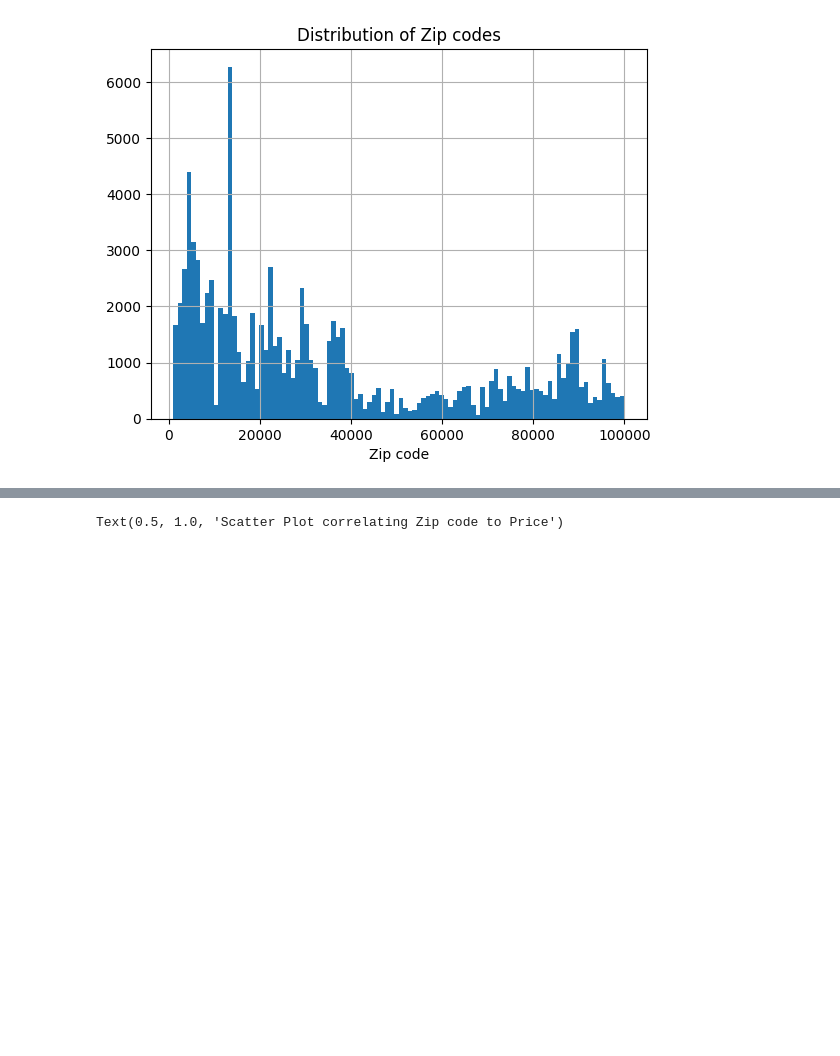
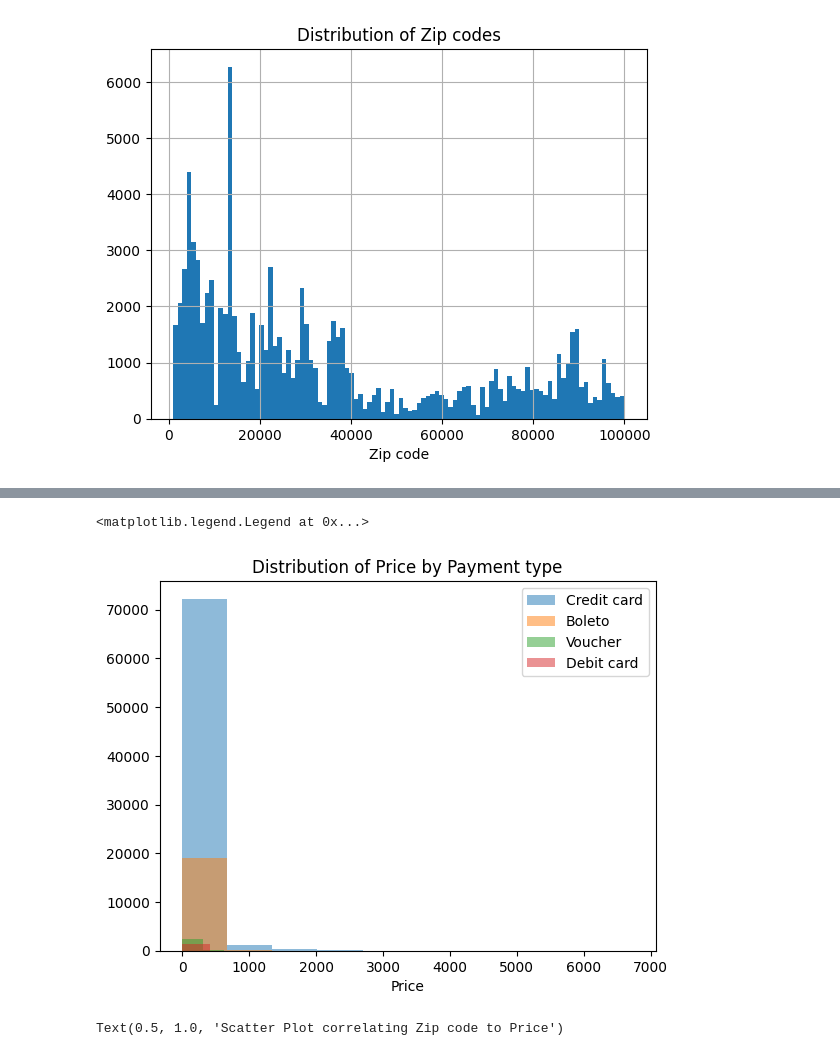
Before and after one commit to Breinich/BrasilianEcommerceAnalysis, a Jupyter notebook: notebook.ipynb, the cells around one changed output, grey strips where cells are left out. Cells and saved outputs as stored; diff of their text form; code cells hidden in the pictures; blank space fills up the shorter version.

Commit message:
price added v2

```diff
--- a/notebook.ipynb
+++ b/notebook.ipynb
@@ -140,3 +158,15 @@ Text(0.5, 0, 'Zip code')
+# %%
+# Histogram of Price by Payment type
+plt.hist('price', data=all[all['payment_type'] == 'credit_card'], alpha=0.5, label='Credit card')
+plt.hist('price', data=all[all['payment_type'] == 'boleto'], alpha=0.5, label='Boleto')
+plt.hist('price', data=all[all['payment_type'] == 'voucher'], alpha=0.5, label='Voucher')
+plt.hist('price', data=all[all['payment_type'] == 'debit_card'], alpha=0.5, label='Debit card')
+plt.title('Distribution of Price by Payment type')
+plt.xlabel('Price')
+plt.legend()
+# %% [output]
+<matplotlib.legend.Legend at 0x...>
+[figure, added]
 # %%
 plt.figure(figsize=(12,9))
 plt.scatter(all['customer_zip_code_prefix'],all['price'])
```
Also changed, not shown: parts of 4 cells of this notebook.
